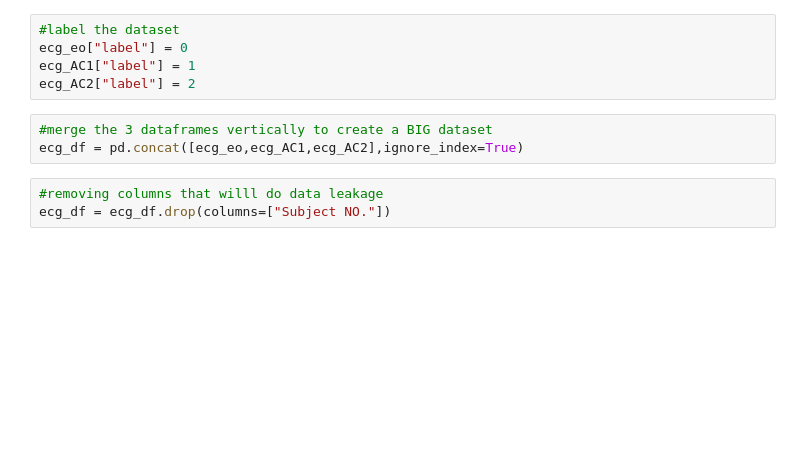
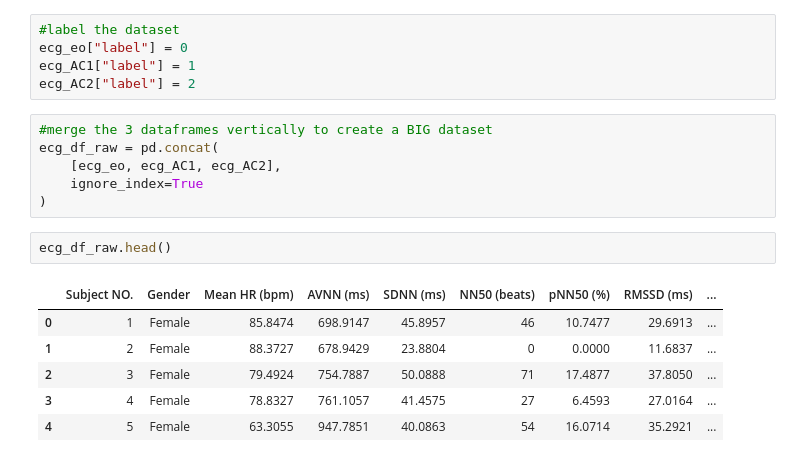
Before and after one commit to cwnorhino/ECG_STRESS_DETECTION, a Jupyter notebook: model.ipynb, the cells around one changed output. Saved outputs shown, nothing was run; the diff lists cells and outputs as text; blank space fills up the shorter version.

Commit message:
i do be cleaning that data

```diff
--- a/model.ipynb
+++ b/model.ipynb
@@ -30,7 +132,16 @@ ecg_AC1["label"] = 1
 ecg_AC2["label"] = 2
 # %%
 #merge the 3 dataframes vertically to create a BIG dataset
-ecg_df = pd.concat([ecg_eo,ecg_AC1,ecg_AC2],ignore_index=True)
+ecg_df_raw = pd.concat(
+    [ecg_eo, ecg_AC1, ecg_AC2],
+    ignore_index=True
+)
-# %%
-#removing columns that willl do data leakage
-ecg_df = ecg_df.drop(columns=["Subject NO."])
+# %%
+ecg_df_raw.head()
+# %% [output]
+|  | Subject NO. | Gender | Mean HR (bpm) | AVNN (ms) | SDNN (ms) | NN50 (beats) | pNN50 (%) | RMSSD (ms) | ... |
+| 0 | 1 | Female | 85.8474 | 698.9147 | 45.8957 | 46 | 10.7477 | 29.6913 | ... |
+| 1 | 2 | Female | 88.3727 | 678.9429 | 23.8804 | 0 | 0.0000 | 11.6837 | ... |
+| 2 | 3 | Female | 79.4924 | 754.7887 | 50.0888 | 71 | 17.4877 | 37.8050 | ... |
+| 3 | 4 | Female | 78.8327 | 761.1057 | 41.4575 | 27 | 6.4593 | 27.0164 | ... |
+| 4 | 5 | Female | 63.3055 | 947.7851 | 40.0863 | 54 | 16.0714 | 35.2921 | ... |
```
Also changed, not shown: parts of 12 cells of this notebook, 1 other file.
